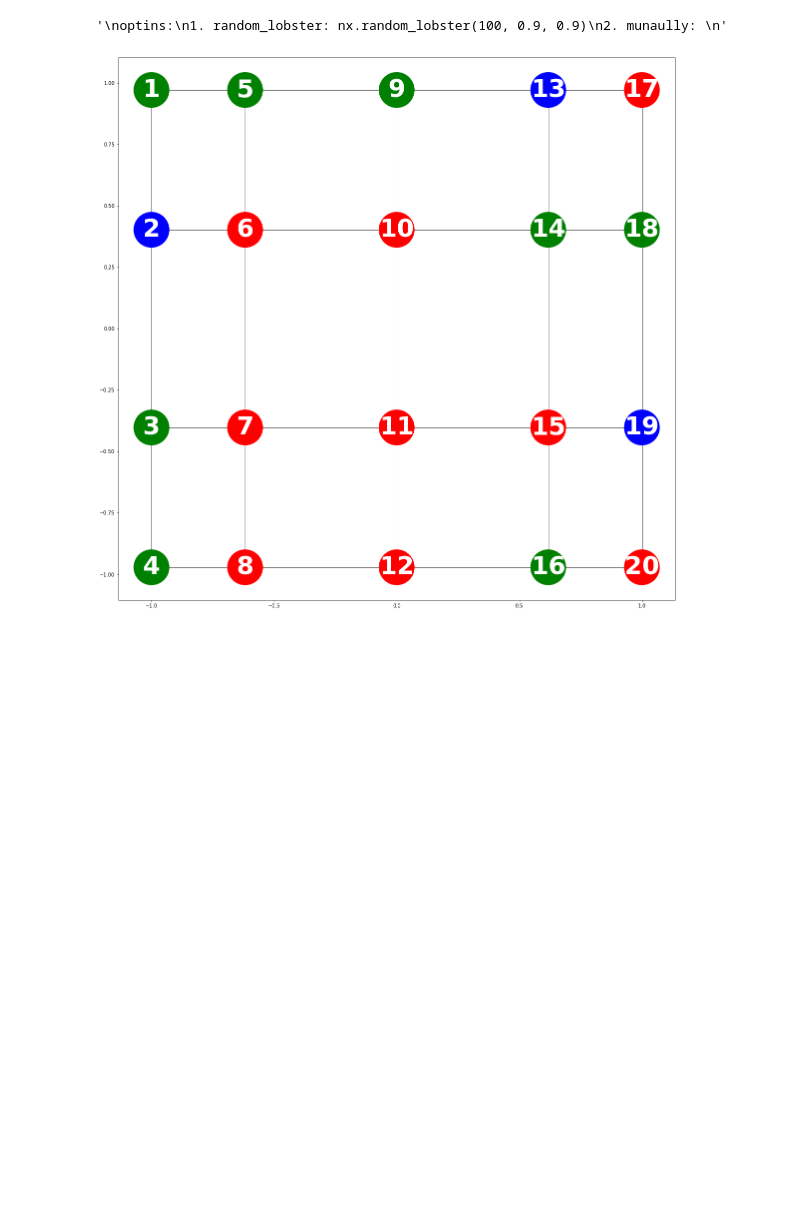
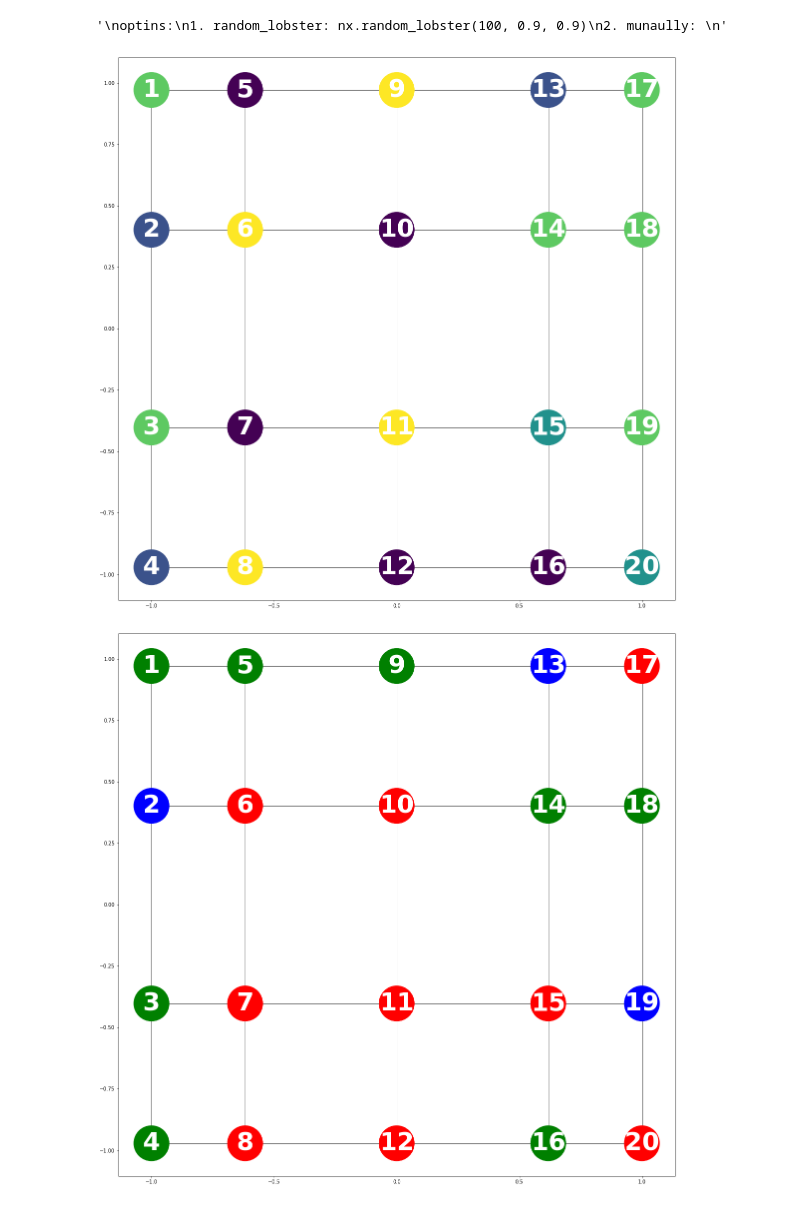
Before and after one commit to ChihchengHsieh/P700, a Jupyter notebook: Generating_data.ipynb, the cells around one changed output. Drawn from its saved outputs; the diff is of its cells as text; code cells hidden in the pictures; blank space fills up the shorter version.

```diff
--- a/Generating_data.ipynb
+++ b/Generating_data.ipynb
@@ -33,3 +173,41 @@ optins:
 '''
 # %% [output]
 '\noptins:\n1. random_lobster: nx.random_lobster(100, 0.9, 0.9)\n2. munaully: \n'
+# %%
+x = 5
+y = 4
+num_nodes = x * y
+num_colour = 5
+
+np.random.seed(101)
+colour_list = np.arange(num_colour+1)[1:]
+colour_assign = [ np.random.choice(colour_list) for i in range(num_nodes)]
+
+colour_dict = {}
+for i in range(num_nodes):
+    colour_dict[i+1] = {'Colour': colour_assign[i]}
+
+assert len(set(colour_assign)) == num_colour, 'Every colour has to be used on the graph.'
+
+node_list = list(G.nodes)
+node_list.remove(root)
+colour_collection = defaultdict(list)
+
+for node in node_list:
+    colour_collection[G.nodes[node]['Colour']].append(node)
+
+# if the # colour > 1/2 # nodes: some colours will only have one nodes on the graph; hence, it can't create negative pair.
+
+for value in colour_collection.values():
+    assert len(value) >= 2, 'Every colour has to be used twice on the graph or the negative pair can be generated'
+
+G = nx.convert_node_labels_to_integers(nx.grid_2d_graph(x,y),1)
+nx.set_node_attributes(G, colour_dict)
+fig, ax = plt.subplots(figsize= (20,20))
+
+nx.draw_networkx(G , pos=nx.spectral_layout(G), with_labels = True, node_color = colour_assign, font_size = 50,
+                 font_weight = 'bold', node_size = 5000, font_color = 'white')
+
+fig.savefig('./ColourGraph.png')
+# %% [output]
+[figure, added]
```
Also changed, not shown: parts of 28 cells of this notebook, 5 other files.
